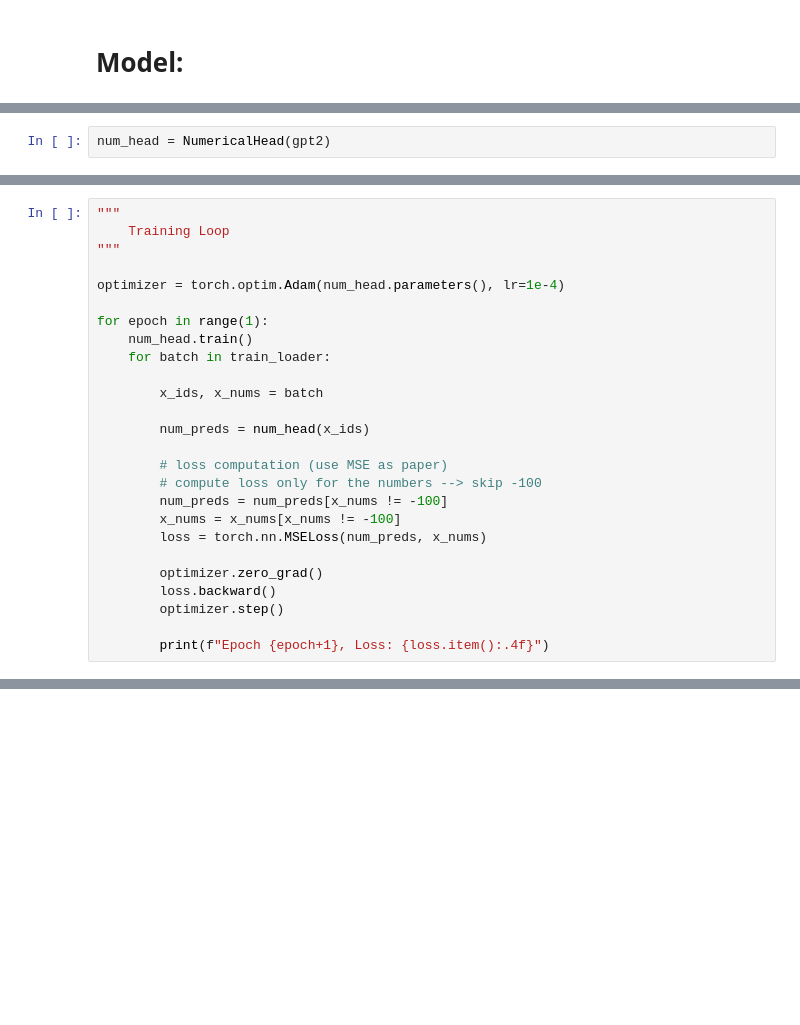
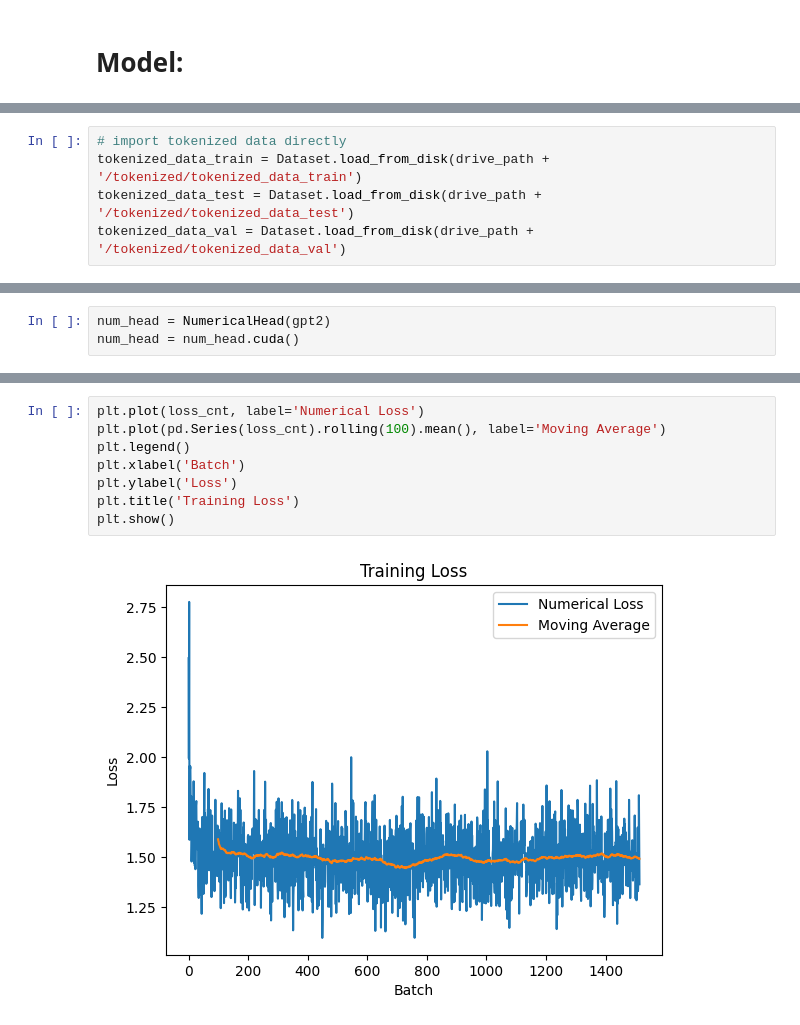
Before and after one commit to EugenioBugli/xVal, a Jupyter notebook: xVal_EB.ipynb, the cells around one changed output, grey strips where cells are left out. Saved outputs shown, nothing was run; the diff lists cells and outputs as text; blank space fills up the shorter version.

Commit message:
train

```diff
--- a/xVal_EB.ipynb
+++ b/xVal_EB.ipynb
@@ -301,3 +299,8 @@ Here is the definition of a <font color="yellow">Collator</font>, which is a fun
+# %%
+# import tokenized data directly
+tokenized_data_train = Dataset.load_from_disk(drive_path + '/tokenized/tokenized_data_train')
+tokenized_data_test = Dataset.load_from_disk(drive_path + '/tokenized/tokenized_data_test')
+tokenized_data_val = Dataset.load_from_disk(drive_path + '/tokenized/tokenized_data_val')
 # %%
 """
 Definition of a Collator function to be used by the DataLoader in order to prepare our data for training
@@ -367,5 +384,6 @@ gpt2.config.n_positions = 1250 # need to change the max length that gpt2 takes,
 # %%
 num_head = NumericalHead(gpt2)
+num_head = num_head.cuda()
 # %%
 num_head
 # %% [output]
@@ -388,27 +406 @@ NumericalHead(
 )
-# %%
-"""
-    Training Loop
-"""
-
-optimizer = torch.optim.Adam(num_head.parameters(), lr=1e-4)
-
-for epoch in range(1):
-    num_head.train()
-    for batch in train_loader:
-
-        x_ids, x_nums = batch
-
-        num_preds = num_head(x_ids)
-
-        # loss computation (use MSE as paper)
-        # compute loss only for the numbers --> skip -100
-        num_preds = num_preds[x_nums != -100]
-        x_nums = x_nums[x_nums != -100]
-        loss = torch.nn.MSELoss(num_preds, x_nums)
-
-        optimizer.zero_grad()
-        loss.backward()
-        optimizer.step()
-
-        print(f"Epoch {epoch+1}, Loss: {loss.item():.4f}")
@@ -422,0 +508,10 @@ max([len(sample) for sample in tokenized_data['token_ids']]) # max length that y
+# %%
+plt.plot(loss_cnt, label='Numerical Loss')
+plt.plot(pd.Series(loss_cnt).rolling(100).mean(), label='Moving Average')
+plt.legend()
+plt.xlabel('Batch')
+plt.ylabel('Loss')
+plt.title('Training Loss')
+plt.show()
+# %% [output]
+[figure, added]
```
Also changed, not shown: parts of 35 cells of this notebook, 1 other file.
